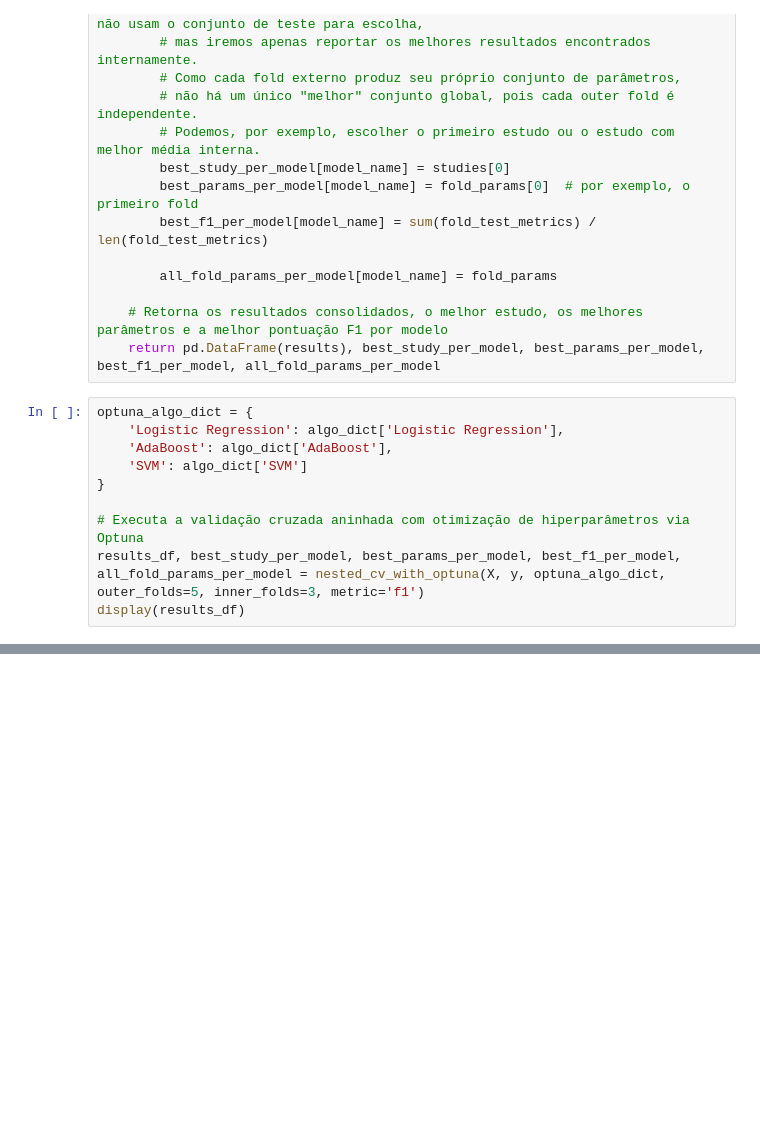
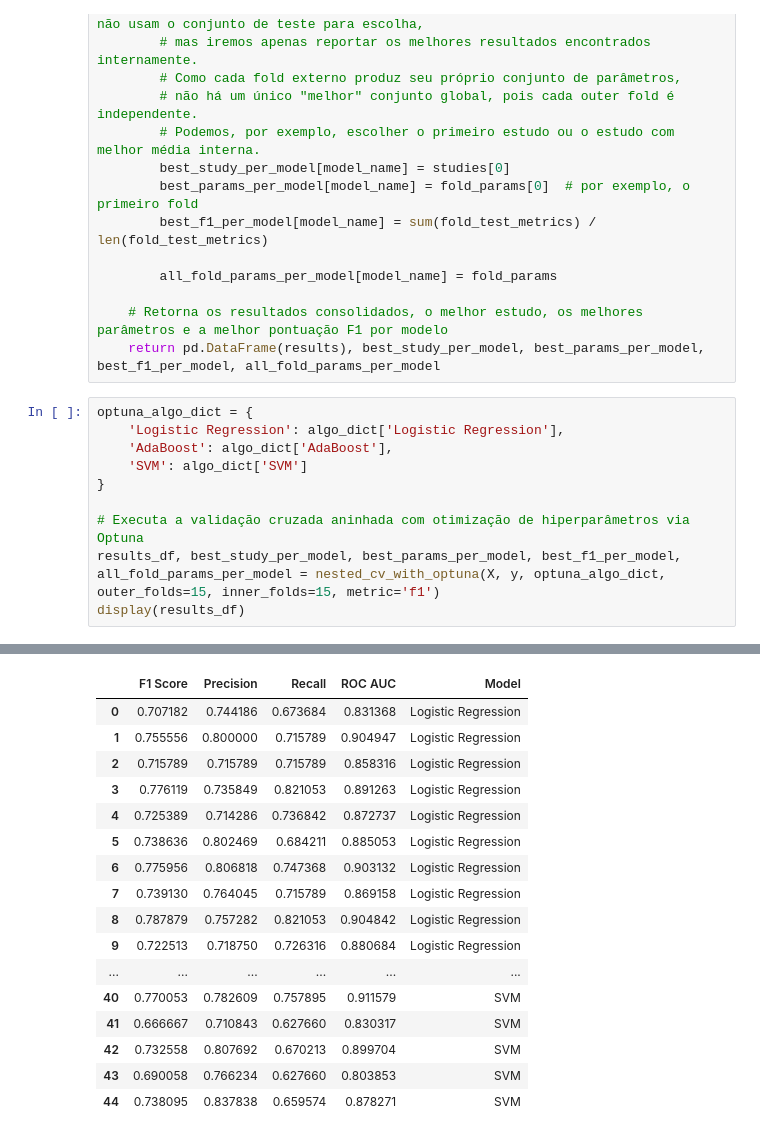
Before and after one commit to leonardoazzi/ipp-student-dropout, a Jupyter notebook: src/t2-otimizacao.ipynb, the cells around one changed output, grey strips where cells are left out. Cells and saved outputs as stored; diff of their text form; blank space fills up the shorter version.

Commit message:
Adicionados os resultados

```diff
--- a/src/t2-otimizacao.ipynb
+++ b/src/t2-otimizacao.ipynb
@@ -446,5 +464,6 @@ optuna_algo_dict = {
 }
 
 # Executa a validação cruzada aninhada com otimização de hiperparâmetros via Optuna
-results_df, best_study_per_model, best_params_per_model, best_f1_per_model, all_fold_params_per_model = nested_cv_with_optuna(X, y, optuna_algo_dict, outer_folds=5, inner_folds=3, metric='f1')
+results_df, best_study_per_model, best_params_per_model, best_f1_per_model, all_fold_params_per_model = nested_cv_with_optuna(X, y, optuna_algo_dict, outer_folds=15, inner_folds=15, metric='f1')
 display(results_df)
+# %% [output]
@@ -451,3 +487,20 @@ display(results_df)
+|  | F1 Score | Precision | Recall | ROC AUC | Model |
+| 0 | 0.707182 | 0.744186 | 0.673684 | 0.831368 | Logistic Regression |
+| 1 | 0.755556 | 0.800000 | 0.715789 | 0.904947 | Logistic Regression |
+| 2 | 0.715789 | 0.715789 | 0.715789 | 0.858316 | Logistic Regression |
+| 3 | 0.776119 | 0.735849 | 0.821053 | 0.891263 | Logistic Regression |
+| 4 | 0.725389 | 0.714286 | 0.736842 | 0.872737 | Logistic Regression |
+| 5 | 0.738636 | 0.802469 | 0.684211 | 0.885053 | Logistic Regression |
+| 6 | 0.775956 | 0.806818 | 0.747368 | 0.903132 | Logistic Regression |
+| 7 | 0.739130 | 0.764045 | 0.715789 | 0.869158 | Logistic Regression |
+| 8 | 0.787879 | 0.757282 | 0.821053 | 0.904842 | Logistic Regression |
+| 9 | 0.722513 | 0.718750 | 0.726316 | 0.880684 | Logistic Regression |
+| ... | ... | ... | ... | ... | ... |
+| 40 | 0.770053 | 0.782609 | 0.757895 | 0.911579 | SVM |
+| 41 | 0.666667 | 0.710843 | 0.627660 | 0.830317 | SVM |
+| 42 | 0.732558 | 0.807692 | 0.670213 | 0.899704 | SVM |
+| 43 | 0.690058 | 0.766234 | 0.627660 | 0.803853 | SVM |
+| 44 | 0.738095 | 0.837838 | 0.659574 | 0.878271 | SVM |
 # %%
 for model_name in best_params_per_model:
     print(f"Best parameters for {model_name}: {best_params_per_model[model_name]}")
```
Also changed, not shown: parts of 7 cells of this notebook, 1 other file.
